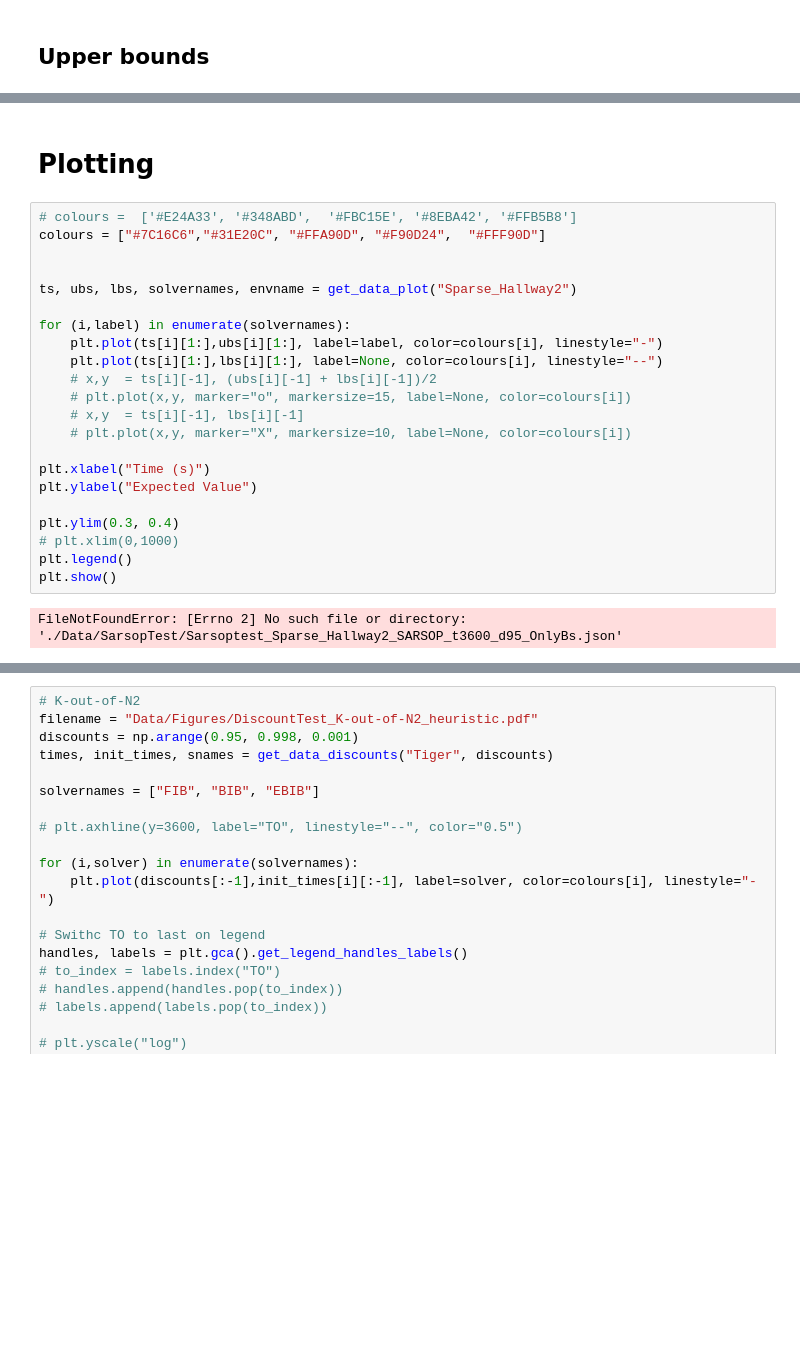
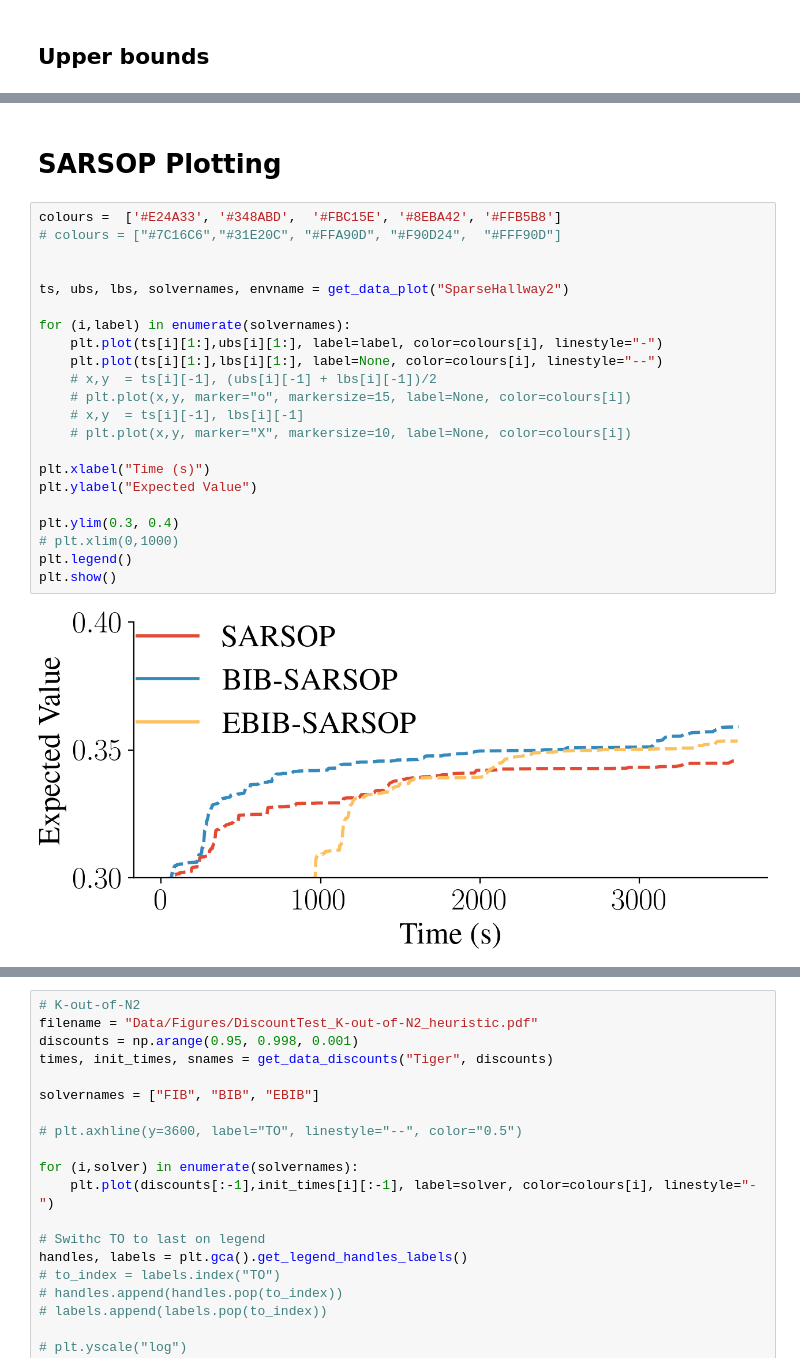
Before and after one commit to MKrale/Tighter_Informed_Bound, a Jupyter notebook: plotting_python.ipynb, the cells around one changed output, grey strips where cells are left out. Saved outputs shown, nothing was run; the diff lists cells and outputs as text; blank space fills up the shorter version.

```diff
--- a/plotting_python.ipynb
+++ b/plotting_python.ipynb
@@ -424,31 +423,31 @@ print(dataframe.to_latex(column_format="l||rrrrr||r|rcrrcrrcrrcr"))
 \bottomrule
 \end{tabular}
 # %% [markdown]
-# Plotting
+# SARSOP Plotting
 # %%
-# colours =  ['#E24A33', '#348ABD',  '#FBC15E', '#8EBA42', '#FFB5B8']
-colours = ["#7C16C6","#31E20C", "#FFA90D", "#F90D24",  "#FFF90D"]
+colours =  ['#E24A33', '#348ABD',  '#FBC15E', '#8EBA42', '#FFB5B8']
+# colours = ["#7C16C6","#31E20C", "#FFA90D", "#F90D24",  "#FFF90D"]
 
 
-ts, ubs, lbs, solvernames, envname = get_data_plot("Sparse_Hallway2")
+ts, ubs, lbs, solvernames, envname = get_data_plot("SparseHallway2")
 
 for (i,label) in enumerate(solvernames):
     plt.plot(ts[i][1:],ubs[i][1:], label=label, color=colours[i], linestyle="-")
     plt.plot(ts[i][1:],lbs[i][1:], label=None, color=colours[i], linestyle="--")
     # x,y  = ts[i][-1], (ubs[i][-1] + lbs[i][-1])/2
     # plt.plot(x,y, marker="o", markersize=15, label=None, color=colours[i])
     # x,y  = ts[i][-1], lbs[i][-1]
     # plt.plot(x,y, marker="X", markersize=10, label=None, color=colours[i])
 
 plt.xlabel("Time (s)")
 plt.ylabel("Expected Value")
 
 plt.ylim(0.3, 0.4)
 # plt.xlim(0,1000)
 plt.legend()
 plt.show()
 # %% [output]
-FileNotFoundError: [Errno 2] No such file or directory: './Data/SarsopTest/Sarsoptest_Sparse_Hallway2_SARSOP_t3600_d95_OnlyBs.json'
+[figure, added]
 # %%
 colours =  ['#E24A33', '#348ABD',  '#FBC15E', '#8EBA42', '#FFB5B8']
 filename = "Data/Figures/SarsopTest_K-out-of-N2.pdf"
```
Also changed, not shown: parts of 11 cells of this notebook, 21 other files.
